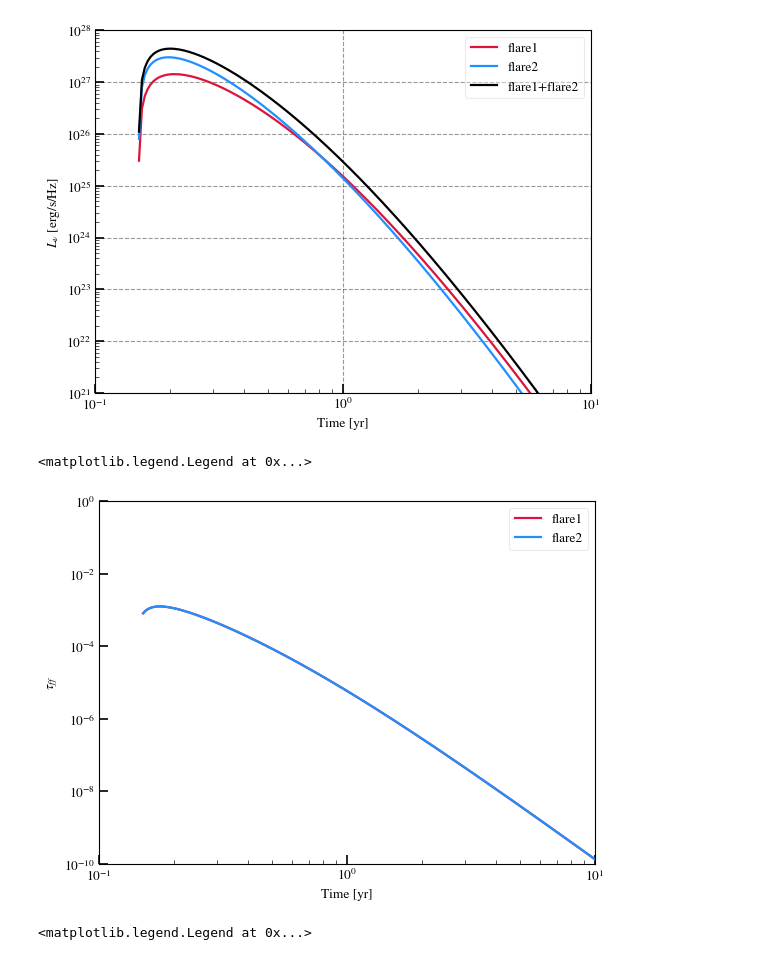
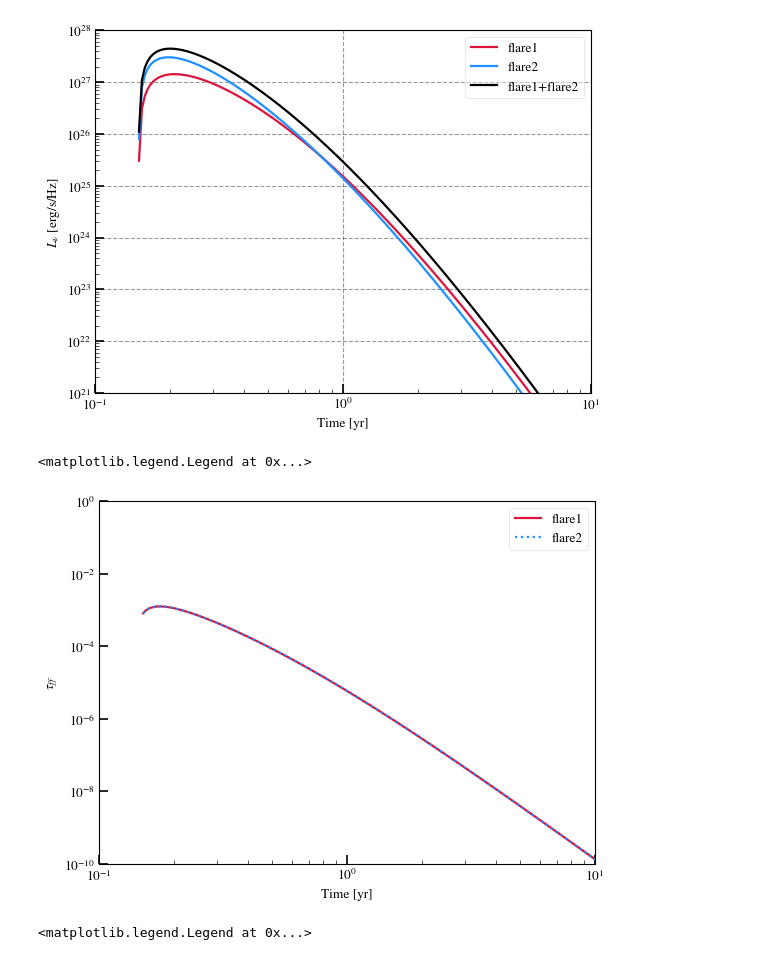
Before and after one commit to samanthacwu/Radio_Forward_Modeling, a Jupyter notebook: spectrum_evolution/check_spectrum_evol.ipynb, the cells around one changed output. Cells and saved outputs as stored; diff of their text form; code cells hidden in the pictures.

```diff
--- a/spectrum_evolution/check_spectrum_evol.ipynb
+++ b/spectrum_evolution/check_spectrum_evol.ipynb
@@ -349,3 +593,4 @@ max time times 139.74168674698794 max time tvals 135.2599902236977
 # %%
-flare1_dir = './evolve_spectrum_epsB_1e-2/shell_evolution_deltat_1yr/flare1/'
-flare2_dir = './evolve_spectrum_epsB_1e-2/shell_evolution_deltat_1yr/flare2/'
+data_dir='./evolve_spectrum_epsB_1e-2/shell_evolution_deltat_1yr/'
+flare1_dir = data_dir+'/flare1/'
+flare2_dir = data_dir+'/flare2/'
@@ -457,18 +786,18 @@ plt.savefig('flare1_flare2_Lnu_3GHz.png',bbox_inches='tight',transparent=False,f
 [figure]
 # %%
 plt.plot(flare1_dict['Lnu_3GHz']['times_yr'],flare1_dict['Lnu_3GHz']['tau_ff_atfreq'],color='crimson',label='flare1')
-plt.plot(flare2_dict['Lnu_3GHz']['times_yr'],flare2_dict['Lnu_3GHz']['tau_ff_atfreq'],color='dodgerblue',label='flare2')
+plt.plot(flare2_dict['Lnu_3GHz']['times_yr'],flare2_dict['Lnu_3GHz']['tau_ff_atfreq'],color='dodgerblue',label='flare2',ls=':')
 plt.xlabel('Time [yr]')
 plt.ylabel(r'$\tau_{ff}$')
 plt.xscale('log')
 plt.yscale('log')
 # plt.ylim(1e21,1e28)
 plt.ylim(1e-10,1)
 plt.xlim(1e-1,10)
 plt.legend()
 # %% [output]
 <matplotlib.legend.Legend at 0x...>
-[figure, old version]
+[figure, new version]
 # %%
 plt.plot(flare1_dict['Lnu_3GHz']['times_yr'],flare1_dict['Lnu_3GHz']['tau_ssa_atfreq'],color='crimson',label='flare1')
 plt.plot(flare2_dict['Lnu_3GHz']['times_yr'],flare2_dict['Lnu_3GHz']['tau_ssa_atfreq'],color='dodgerblue',label='flare2')
```
Also changed, not shown: parts of 62 cells of this notebook, 7 other files.
